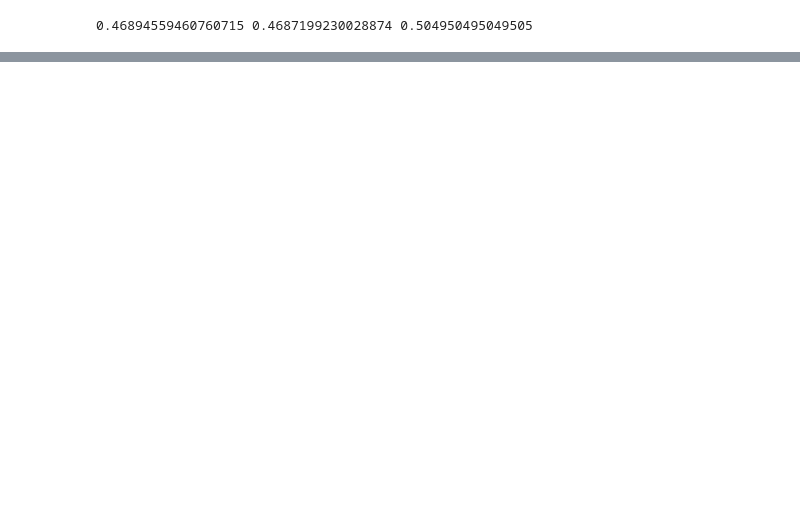
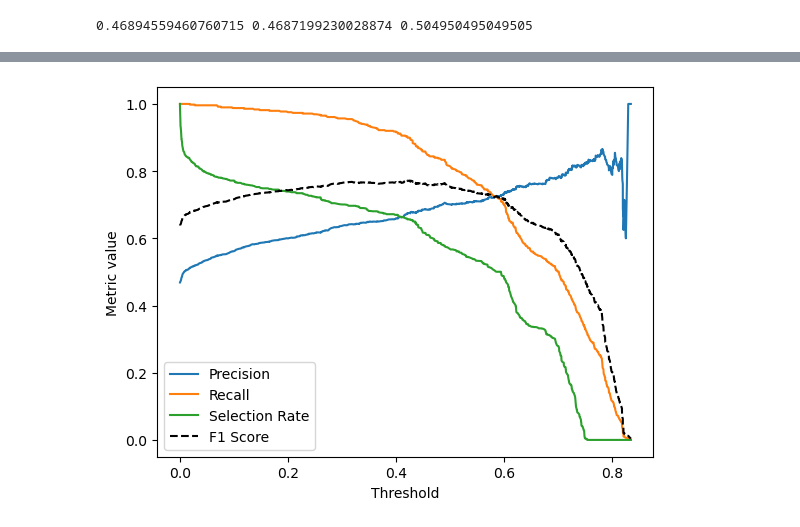
Before and after one commit to italomateuslr/Studying-Data-Science, a Jupyter notebook: pipeline_churn.ipynb, the cells around one changed output, grey strips where cells are left out. Cells and saved outputs as stored; diff of their text form; code cells hidden in the pictures; blank space fills up the shorter version.

```diff
--- a/pipeline_churn.ipynb
+++ b/pipeline_churn.ipynb
@@ -75,7 +75,7 @@ param_grid_nb = {
     "model__var_smoothing": [1e-5, 1e-4, 1e-3]
 }
 
-# Grid Search with Cross-Validation
+# Grid Search with Cross-Validation for ROC-AUC
 
 grids = {
     "Logistic Regression": GridSearchCV(pipe_log, param_grid_log, cv=5, scoring="roc_auc", n_jobs=-1),
@@ -84,16 +84,29 @@ grids = {
 }
 
 results = {}
+pr_curve = {}
+
 
 for name, grid in grids.items():
     print(f"\n===== {name} =====")
     grid.fit(X_train, y_train)
     y_pred = grid.predict(X_test)
     y_prob = grid.predict_proba(X_test)[:, 1]
+    precisions, recalls, thresholds = precision_recall_curve(y_test, y_prob)
 
     print("Best Params:", grid.best_params_)
     print(classification_report(y_test, y_pred, digits=3))
     print("ROC-AUC:", roc_auc_score(y_test, y_prob))
+    print("AP:", average_precision_score(y_test, y_prob))
+    print("Baseline (prevalence):", y_test.mean())
+
+    pr_curve[name] = {
+        "precisions": precisions,
+        "recalls": recalls,
+        "thresholds": thresholds,
+        "AP": average_precision_score(y_test, y_prob),
+        "y_prob": y_prob
+    }
 
     results[name] = {
         "best_params": grid.best_params_,
@@ -119,0 +176,18 @@ ROC-AUC: 0.7987456477100259
+# %%
+import matplotlib.pyplot as plt
+
+plt.plot(thresholds, precisions[:-1], label="Precision")
+plt.plot(thresholds, recalls[:-1], label="Recall")
+plt.plot(thresholds, selection_rate, label="Selection Rate")
+plt.plot(thresholds, f1_scores[:-1], label="F1 Score", linestyle='--', color='black')
+plt.xlabel("Threshold")
+plt.ylabel("Metric value")
+
+# plt.plot(recalls[:-1], precisions[:-1], label="PR Curve")
+# plt.xlabel("Recall")
+# plt.ylabel("Precision")
+
+plt.legend()
+plt.show()
+# %% [output]
+[figure, added]
```
Also changed, not shown: parts of 4 cells of this notebook.
